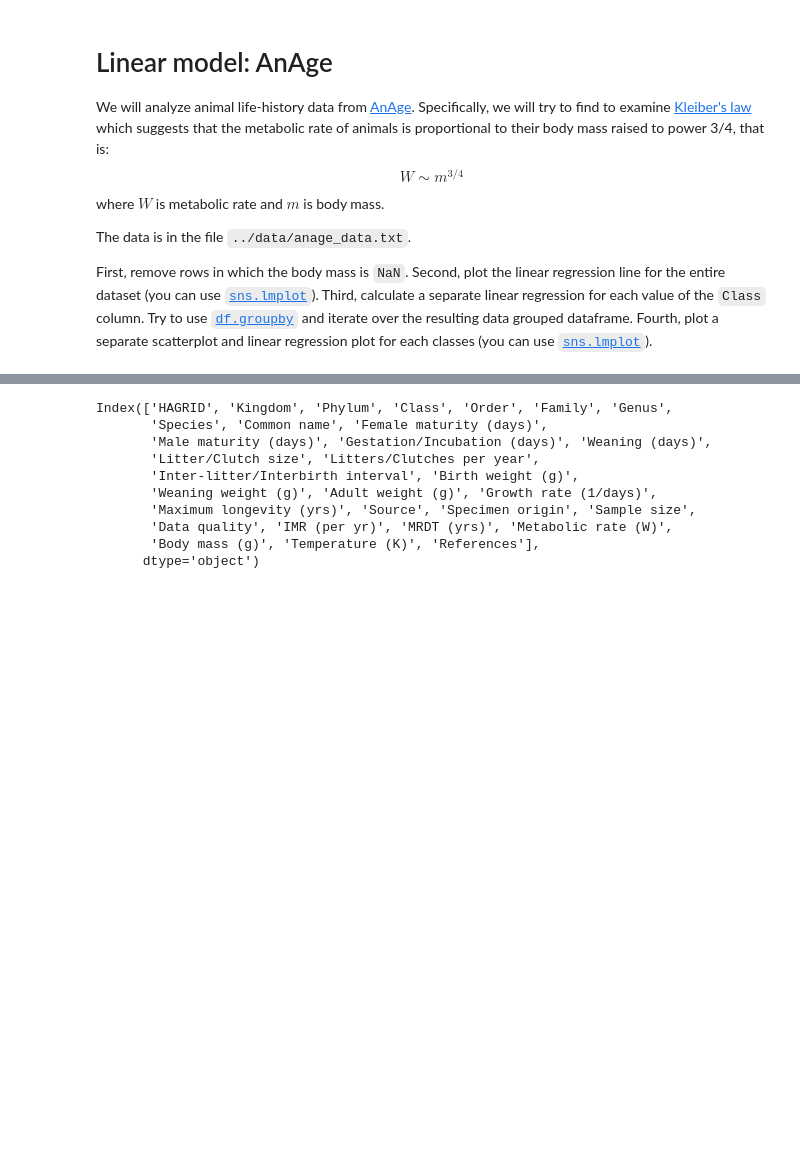
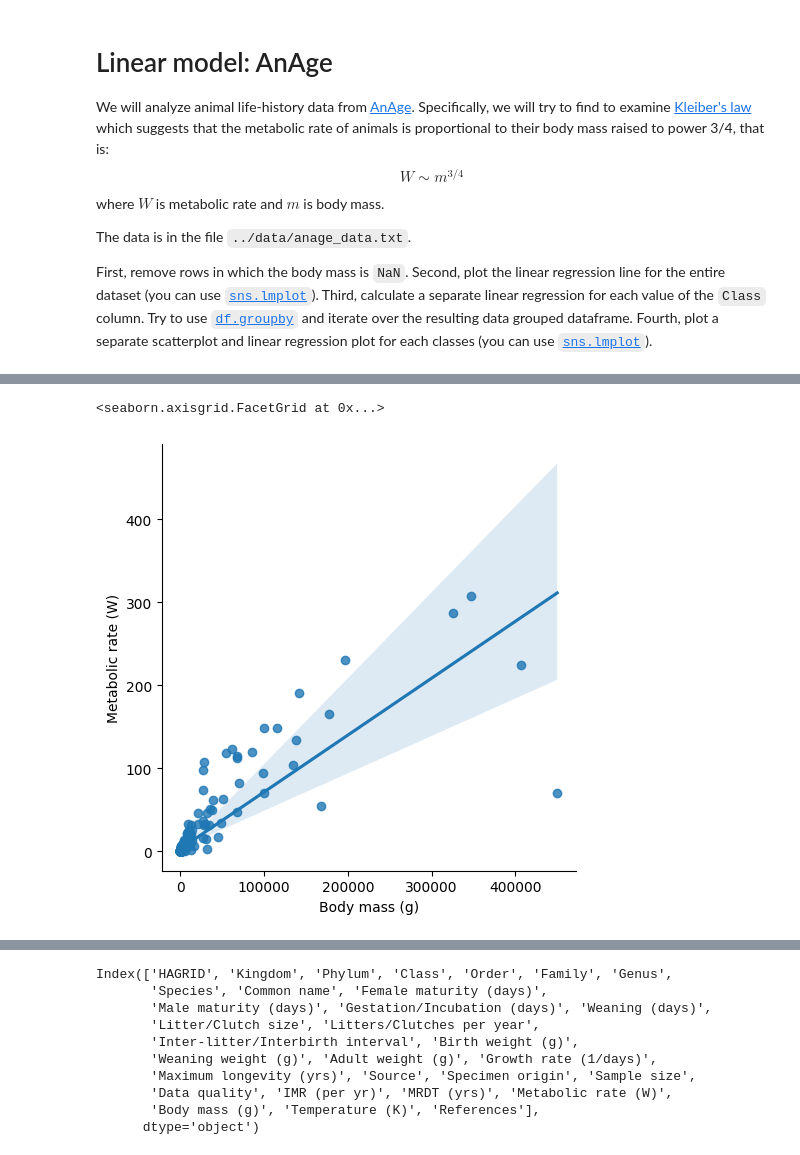
Before and after one commit to manashchak/mcb-RAW, a Jupyter notebook: Learnings/KLA-IntroToDeepLearning/DataSciPy-kla2025/exercises/linear-anage.ipynb, the cells around one changed output, grey strips where cells are left out. Drawn from its saved outputs; the diff is of its cells as text; code cells hidden in the pictures; blank space fills up the shorter version.

```diff
--- a/Learnings/KLA-IntroToDeepLearning/DataSciPy-kla2025/exercises/linear-anage.ipynb
+++ b/Learnings/KLA-IntroToDeepLearning/DataSciPy-kla2025/exercises/linear-anage.ipynb
@@ -16,0 +68,7 @@ Fourth, plot a separate scatterplot and linear regression plot for each classes
+# %%
+# removing outliers.
+rmv_outlier_df = df[df["Body mass (g)"] < 1.0e6]
+sns.lmplot(data=rmv_outlier_df, x='Body mass (g)', y='Metabolic rate (W)')
+# %% [output]
+<seaborn.axisgrid.FacetGrid at 0x...>
+[figure, added]
```
Also changed, not shown: parts of 9 cells of this notebook, 1 other file.
